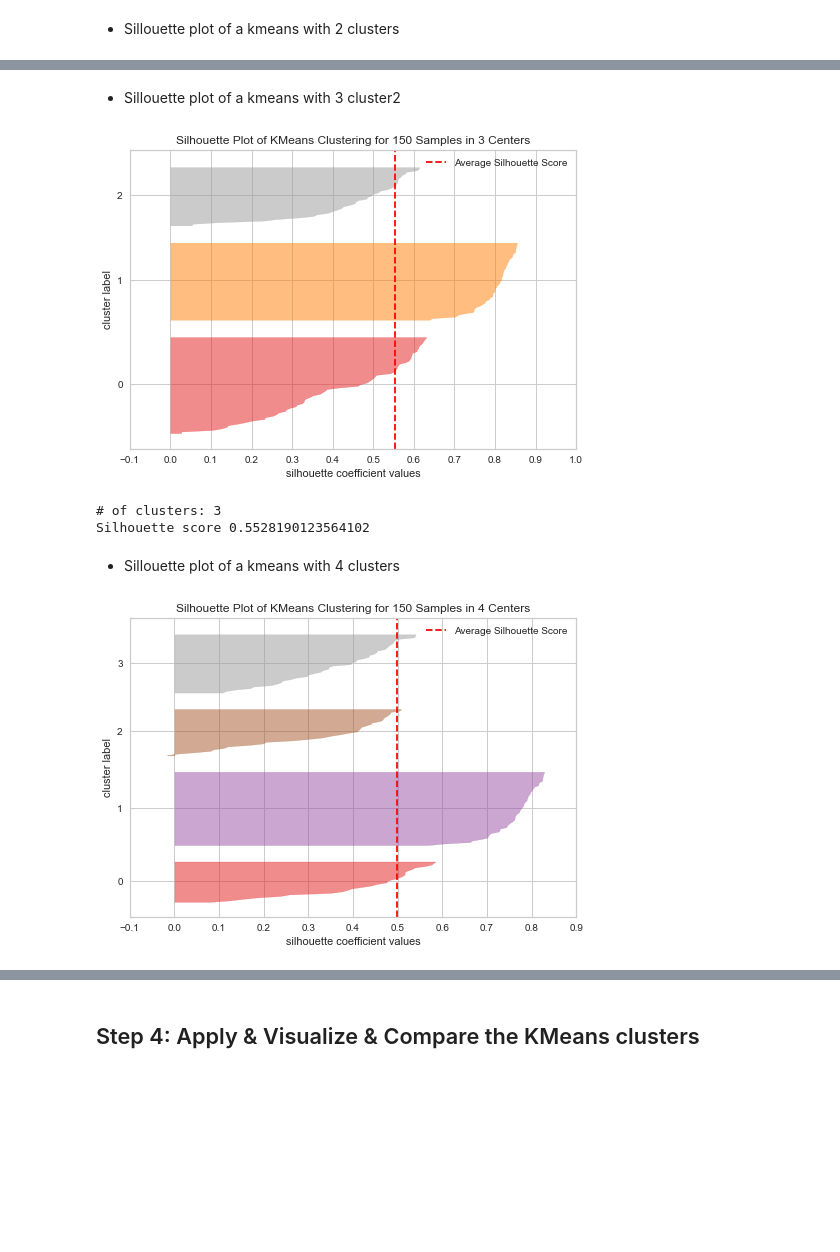
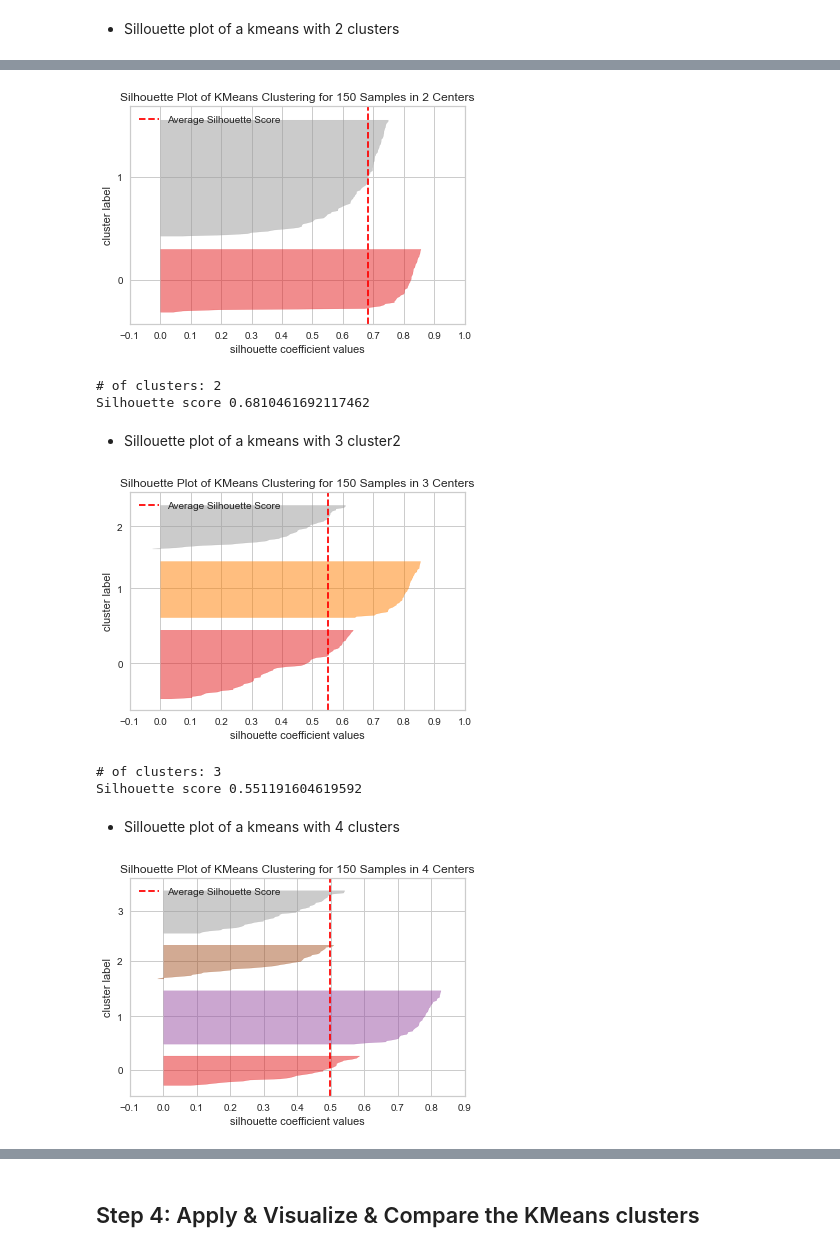
Before and after one commit to shaq31415926/March-Bootcamp, a Jupyter notebook: week8/02_1_Unsupervised_Learning_Clustering_iris_data.ipynb, the cells around one changed output, grey strips where cells are left out. Drawn from its saved outputs; the diff is of its cells as text; code cells hidden in the pictures; blank space fills up the shorter version.

```diff
--- a/week8/02_1_Unsupervised_Learning_Clustering_iris_data.ipynb
+++ b/week8/02_1_Unsupervised_Learning_Clustering_iris_data.ipynb
@@ -264,23 +264,33 @@ Silhouette score 0.6810461692117462
+# %%
+silh = SilhouetteVisualizer(KMeans(n_clusters = 2, init='k-means++', n_init = 'auto', random_state = 0))
+silh.fit(iris.data)
+silh.poof()
+print("# of clusters:", silh.n_clusters_)
+print("Silhouette score", silh.silhouette_score_)
+# %% [output]
+[figure, added]
+# of clusters: 2
+Silhouette score 0.6810461692117462
 # %% [markdown]
 - Sillouette plot of a kmeans with 3 cluster2
 # %%
-silh = SilhouetteVisualizer(KMeans(3, random_state = 0))
+silh = SilhouetteVisualizer(KMeans(n_clusters = 3, init='k-means++', n_init = 'auto', random_state = 0))
 silh.fit(iris.data)
 silh.poof()
 print("# of clusters:", silh.n_clusters_)
 print("Silhouette score", silh.silhouette_score_)
 # %% [output]
-[figure, old version]
+[figure, new version]
 # of clusters: 3
-Silhouette score 0.5528190123564102
+Silhouette score 0.551191604619592
 # %% [markdown]
 - Sillouette plot of a kmeans with 4 clusters
 # %%
-silh = SilhouetteVisualizer(KMeans(4, random_state = 0))
+silh = SilhouetteVisualizer(KMeans(n_clusters = 4, init='k-means++', n_init = 'auto', random_state = 0))
 silh.fit(iris.data)
 silh.poof()
 print("# of clusters:", silh.n_clusters_)
 print("Silhouette score", silh.silhouette_score_)
 # %% [output]
-[figure, old version]
+[figure, new version]
 # of clusters: 4
```
Also changed, not shown: parts of 16 cells of this notebook.
